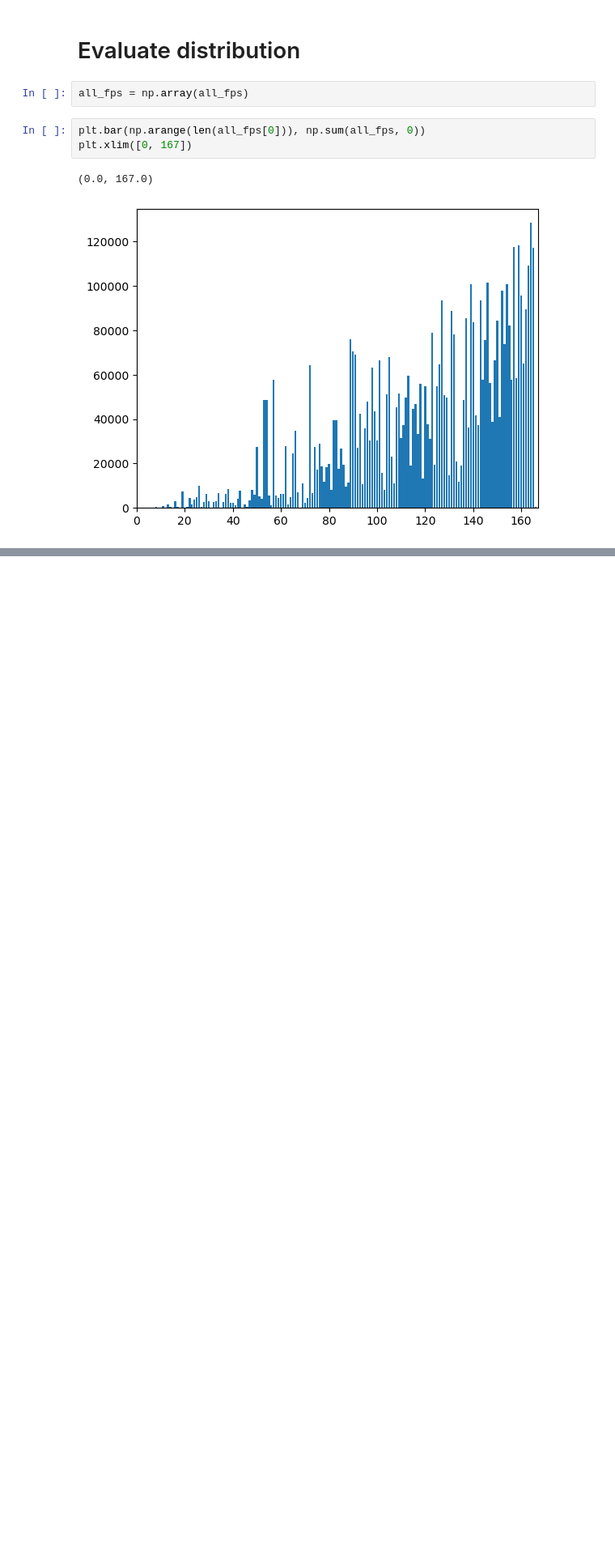
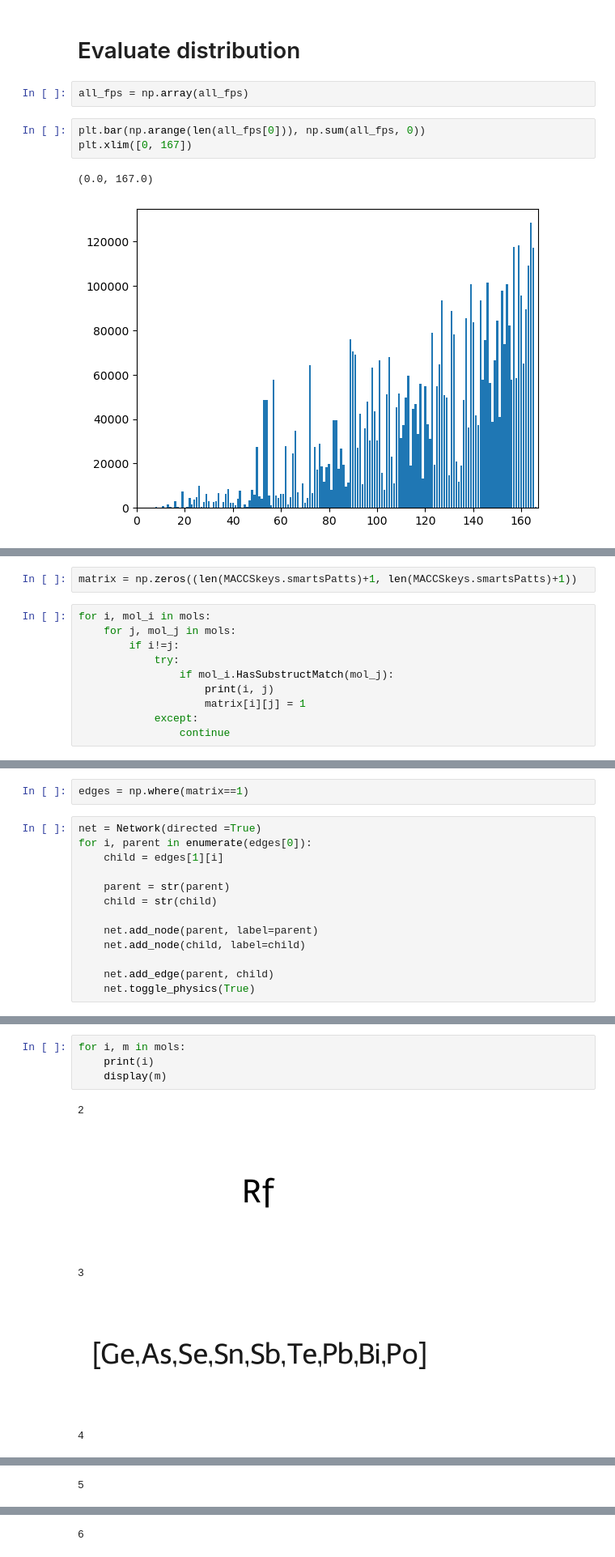
Before and after one commit to kamilkrukowski/BDL152BayesianSpectra, a Jupyter notebook: preprocess.ipynb, the cells around one changed output, grey strips where cells are left out. Shown at 81% size. Saved outputs shown, nothing was run; the diff lists cells and outputs as text; blank space fills up the shorter version.

```diff
--- a/preprocess.ipynb
+++ b/preprocess.ipynb
@@ -166,0 +181,12 @@ plt.xlim([0, 167])
+# %%
+matrix = np.zeros((len(MACCSkeys.smartsPatts)+1, len(MACCSkeys.smartsPatts)+1))
+# %%
+for i, mol_i in mols:
+    for j, mol_j in mols:
+        if i!=j:
+            try:
+                if mol_i.HasSubstructMatch(mol_j):
+                    print(i, j)
+                    matrix[i][j] = 1
+            except:
+                continue
@@ -166,0 +400,15 @@ plt.xlim([0, 167])
+# %%
+edges = np.where(matrix==1)
+# %%
+net = Network(directed =True)
+for i, parent in enumerate(edges[0]):
+    child = edges[1][i]
+
+    parent = str(parent)
+    child = str(child)
+
+    net.add_node(parent, label=parent)
+    net.add_node(child, label=child)
+
+    net.add_edge(parent, child)
+    net.toggle_physics(True)
@@ -166,0 +418,10 @@ plt.xlim([0, 167])
+# %%
+for i, m in mols:
+    print(i)
+    display(m)
+# %% [output]
+2
+[figure, added]
+3
+[figure, added]
+4
@@ -166,0 +429 @@ plt.xlim([0, 167])
+5
@@ -166,0 +431 @@ plt.xlim([0, 167])
+6
```
Also changed, not shown: parts of 7 cells of this notebook, 1 other file.
